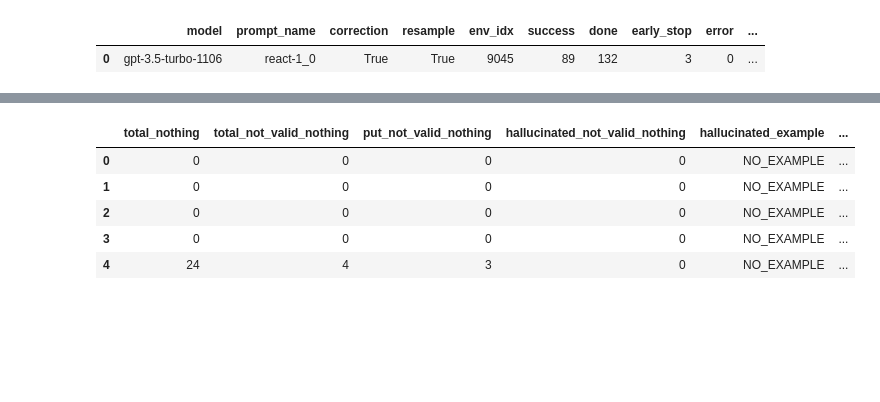
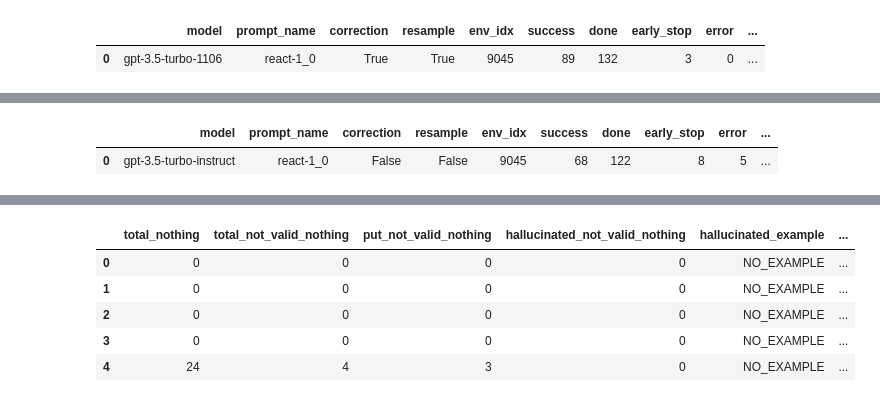
Before and after one commit to ai-nikolai/LLamp, a Jupyter notebook: playgrounds/analysis_alfworld_eval_notebook.ipynb, the cells around one changed output, grey strips where cells are left out. Saved outputs shown, nothing was run; the diff lists cells and outputs as text; code cells hidden in the pictures; blank space fills up the shorter version.

```diff
--- a/playgrounds/analysis_alfworld_eval_notebook.ipynb
+++ b/playgrounds/analysis_alfworld_eval_notebook.ipynb
@@ -1039 +1039,12 @@ x.head()
 | 1 | gpt-3.5-turbo-instruct | stringstate-1_0-k-goal+current_lo... | True | False | 9045 | 86 | 86 | 14 | 35 | ... |
+# %%
+file_name = "v4_1_5_eval"
+new_eval = load_data(file_name)
+# new_eval.head()
+
+x,y = analyse_data_new(new_eval)
+y.to_csv(f"../results/{file_name}_scores.csv",sep="&",index=False, float_format='%.2f')
+x.head()
+# %% [output]
+|  | model | prompt_name | correction | resample | env_idx | success | done | early_stop | error | ... |
+| 0 | gpt-3.5-turbo-instruct | react-1_0 | False | False | 9045 | 68 | 122 | 8 | 5 | ... |
```
Also changed, not shown: parts of 4 cells of this notebook, 4 other files.
